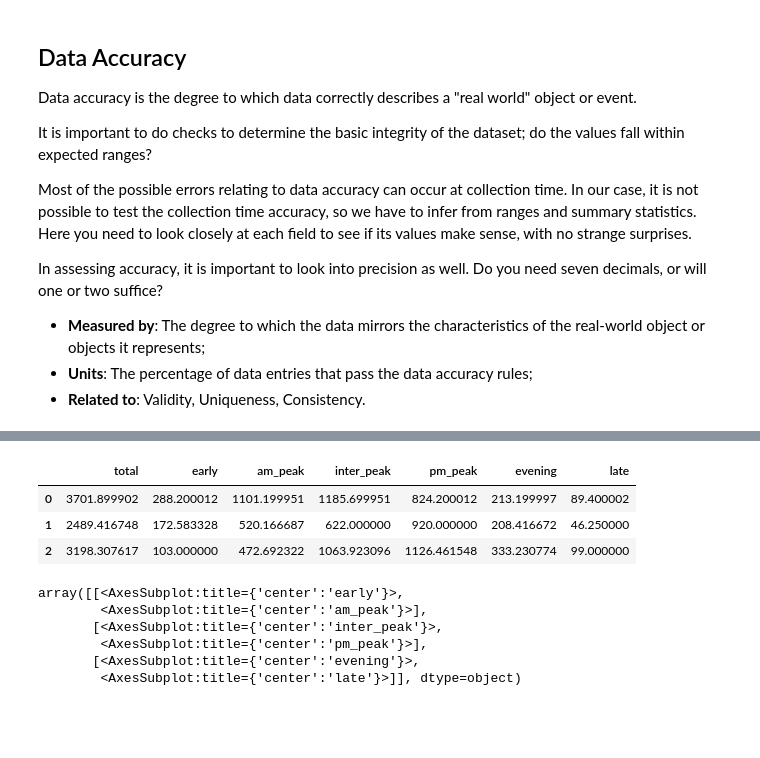
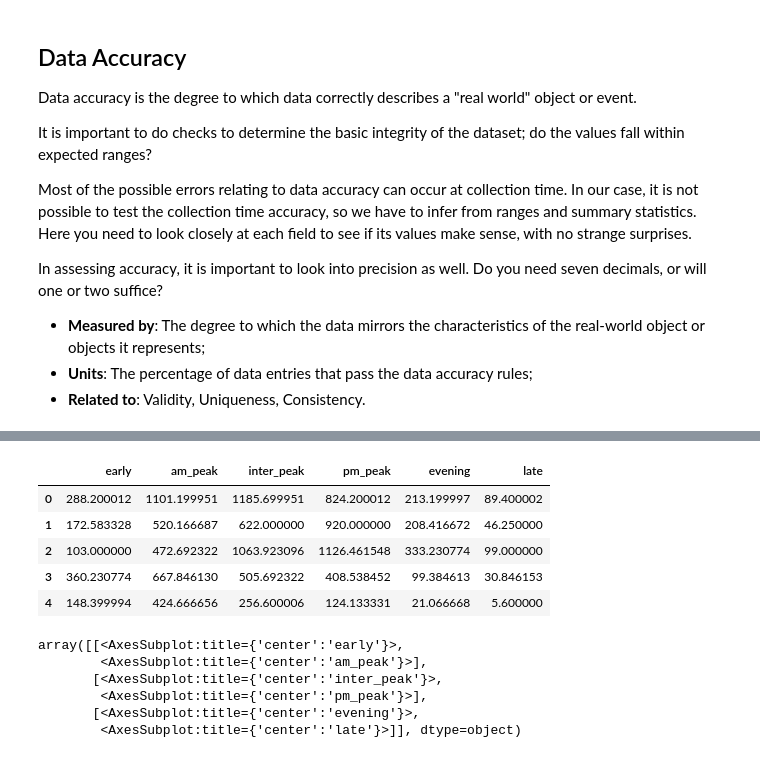
Before and after one commit to chidike10/Towards-a-Tube-Twin-passenger-forecasting-project, a Jupyter notebook: Workbook/Data_Profiling_Notebook.ipynb, the cells around one changed output, grey strips where cells are left out. Drawn from its saved outputs; the diff is of its cells as text; code cells hidden in the pictures; blank space fills up the shorter version.

```diff
--- a/Workbook/Data_Profiling_Notebook.ipynb
+++ b/Workbook/Data_Profiling_Notebook.ipynb
@@ -118,17 +120,14 @@ df.summary().toPandas()
-# %%
-todd_distr = df.select('early', 'am_peak', 'inter_peak', 'pm_peak', 'evening', 'late')
-todd_df = todd_distr.toPandas()
-
-todd_df.head(3)
-
-todd_total = df.select('total', 'early', 'am_peak', 'inter_peak', 'pm_peak', 'evening', 'late')
-todd_tl_df = todd_total.toPandas()
-
-todd_tl_df.head(3)
-# %% [output]
-|  | total | early | am_peak | inter_peak | pm_peak | evening | late |
-| 0 | 3701.899902 | 288.200012 | 1101.199951 | 1185.699951 | 824.200012 | 213.199997 | 89.400002 |
-| 1 | 2489.416748 | 172.583328 | 520.166687 | 622.000000 | 920.000000 | 208.416672 | 46.250000 |
-| 2 | 3198.307617 | 103.000000 | 472.692322 | 1063.923096 | 1126.461548 | 333.230774 | 99.000000 |
+# %%
+tod_distr = df.select('early', 'am_peak', 'inter_peak', 'pm_peak', 'evening', 'late')
+tod_df = tod_distr.toPandas()
+
+tod_df.head(5)
+# %% [output]
+|  | early | am_peak | inter_peak | pm_peak | evening | late |
+| 0 | 288.200012 | 1101.199951 | 1185.699951 | 824.200012 | 213.199997 | 89.400002 |
+| 1 | 172.583328 | 520.166687 | 622.000000 | 920.000000 | 208.416672 | 46.250000 |
+| 2 | 103.000000 | 472.692322 | 1063.923096 | 1126.461548 | 333.230774 | 99.000000 |
+| 3 | 360.230774 | 667.846130 | 505.692322 | 408.538452 | 99.384613 | 30.846153 |
+| 4 | 148.399994 | 424.666656 | 256.600006 | 124.133331 | 21.066668 | 5.600000 |
 # %%
 # Histogram View
```
Also changed, not shown: parts of 23 cells of this notebook.
